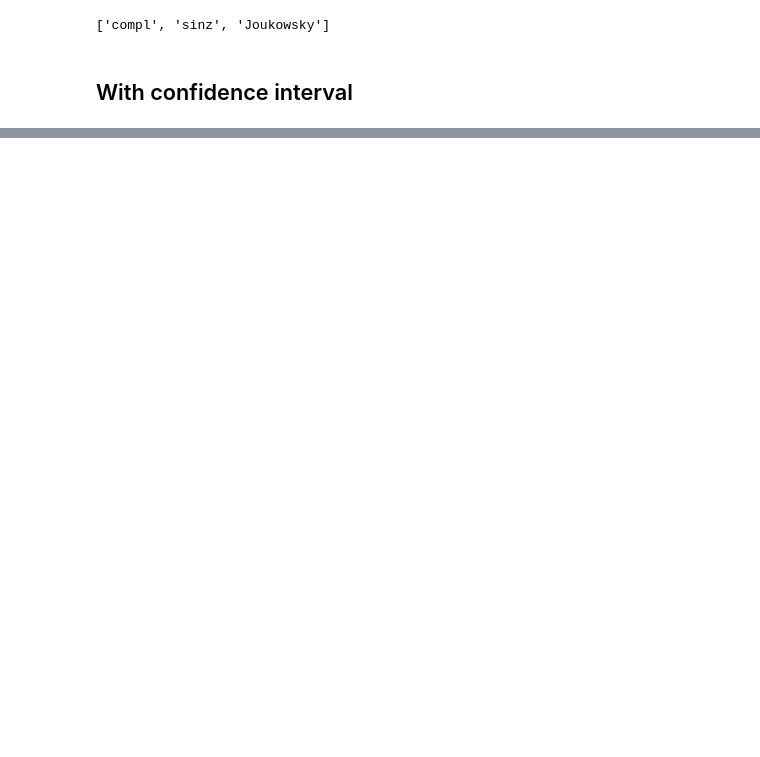
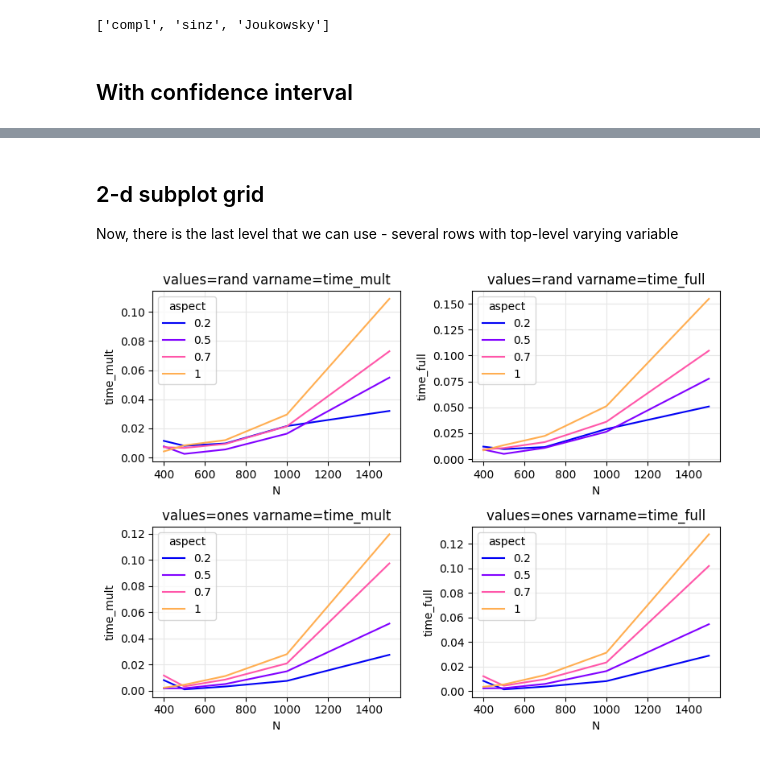
Before and after one commit to danlkv/cartesian-explorer, a Jupyter notebook: examples/Example usage.ipynb, the cells around one changed output, grey strips where cells are left out. Saved outputs shown, nothing was run; the diff lists cells and outputs as text; code cells hidden in the pictures; blank space fills up the shorter version.

```diff
--- a/examples/Example usage.ipynb
+++ b/examples/Example usage.ipynb
@@ -171,0 +177,4 @@ _ = ex4.draw_dependency_graph(figsize=(5,4))
+# %% [markdown]
+## 2-d subplot grid
+
+Now, there is the last level that we can use - several rows with top-level varying variable
@@ -171,0 +184,21 @@ _ = ex4.draw_dependency_graph(figsize=(5,4))
+# %%
+@ex.add_function(requires=('N', 'aspect', 'values'), provides=('time_mult', 'time_full'))
+def matmul(N, aspect, values='rand'):
+    st1 = time.time()
+    w, h = N, int(aspect*N)
+    if values=='rand':
+        a, b = np.random.rand(w, h), np.random.rand(h, w)
+    elif values=='ones':
+        a, b = np.ones((w, h)), np.ones((h, w))
+    st2 = time.time()
+    c = a.dot(b)
+    end = time.time()
+    return end - st2, end - st1
+# %%
+fig = ex.plot_variables(values=['rand', 'ones'],
+                        varname=('time_mult', 'time_full'),
+                        aspect = [0.2, 0.5, 0.7, 1],
+                        N=[400, 500, 700, 1000, 1500],
+                 )
+# %% [output]
+[figure, added]
```
Also changed, not shown: parts of 14 cells of this notebook, 6 other files.
